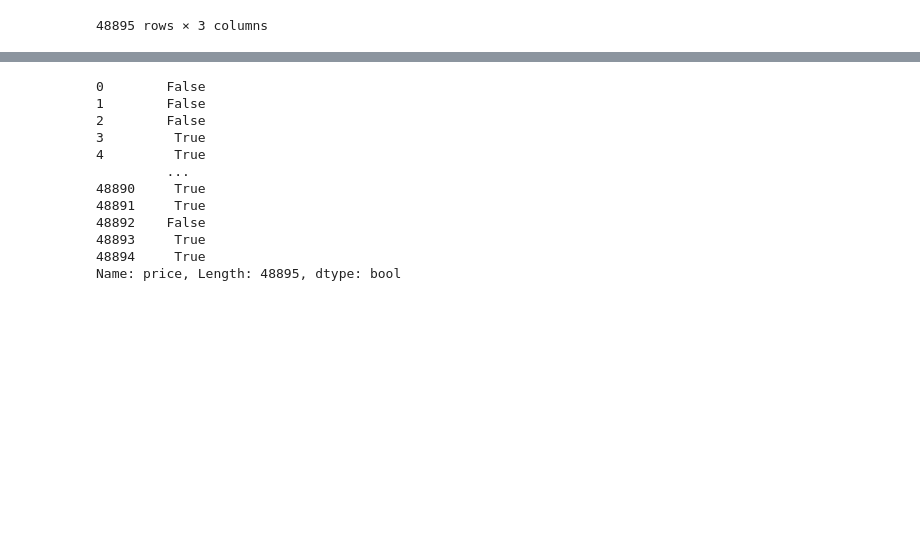
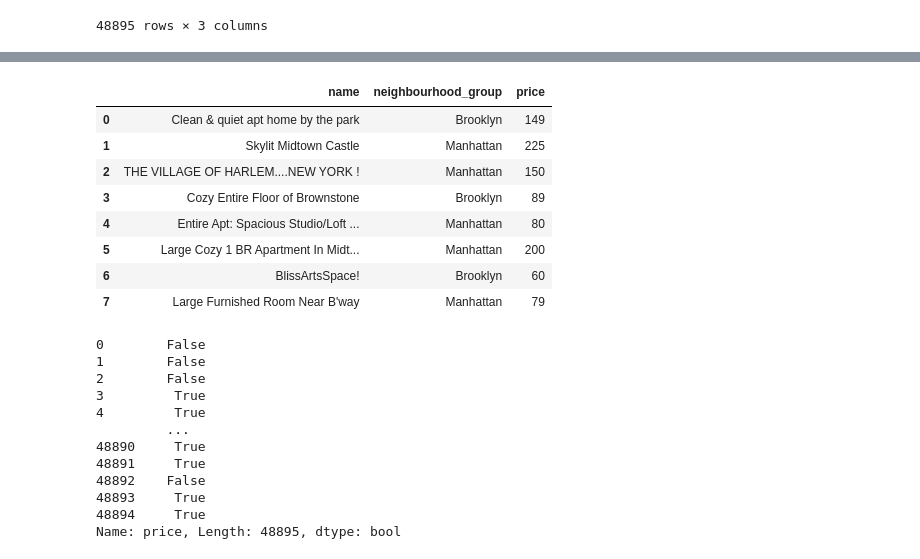
Before and after one commit to scameronp/python-workshop, a Jupyter notebook: Livecode.ipynb, the cells around one changed output, grey strips where cells are left out. Drawn from its saved outputs; the diff is of its cells as text; code cells hidden in the pictures; blank space fills up the shorter version.

```diff
--- a/Livecode.ipynb
+++ b/Livecode.ipynb
@@ -163,6 +207,18 @@ my_dataframe[5:10]
 | 7 | Large Furnished Room Near B'way | 8967 | Manhattan | Hell's Kitchen | 40.76489 | -73.98493 | Private room | 79 | ... |
 | 8 | Cozy Clean Guest Room - Family Apt | 7490 | Manhattan | Upper West Side | 40.80178 | -73.96723 | Private room | 79 | ... |
 | 9 | Cute & Cozy Lower East Side 1 bdrm | 7549 | Manhattan | Chinatown | 40.71344 | -73.99037 | Entire home/apt | 150 | ... |
+# %%
+my_dataframe[0:8][['name', 'neighbourhood_group', 'price']]
+# %% [output]
+|  | name | neighbourhood_group | price |
+| 0 | Clean & quiet apt home by the park | Brooklyn | 149 |
+| 1 | Skylit Midtown Castle | Manhattan | 225 |
+| 2 | THE VILLAGE OF HARLEM....NEW YORK ! | Manhattan | 150 |
+| 3 | Cozy Entire Floor of Brownstone | Brooklyn | 89 |
+| 4 | Entire Apt: Spacious Studio/Loft ... | Manhattan | 80 |
+| 5 | Large Cozy 1 BR Apartment In Midt... | Manhattan | 200 |
+| 6 | BlissArtsSpace! | Brooklyn | 60 |
+| 7 | Large Furnished Room Near B'way | Manhattan | 79 |
 # %%
 my_dataframe['price'] < 100
 # %% [output]
```
Also changed, not shown: parts of 6 cells of this notebook.
